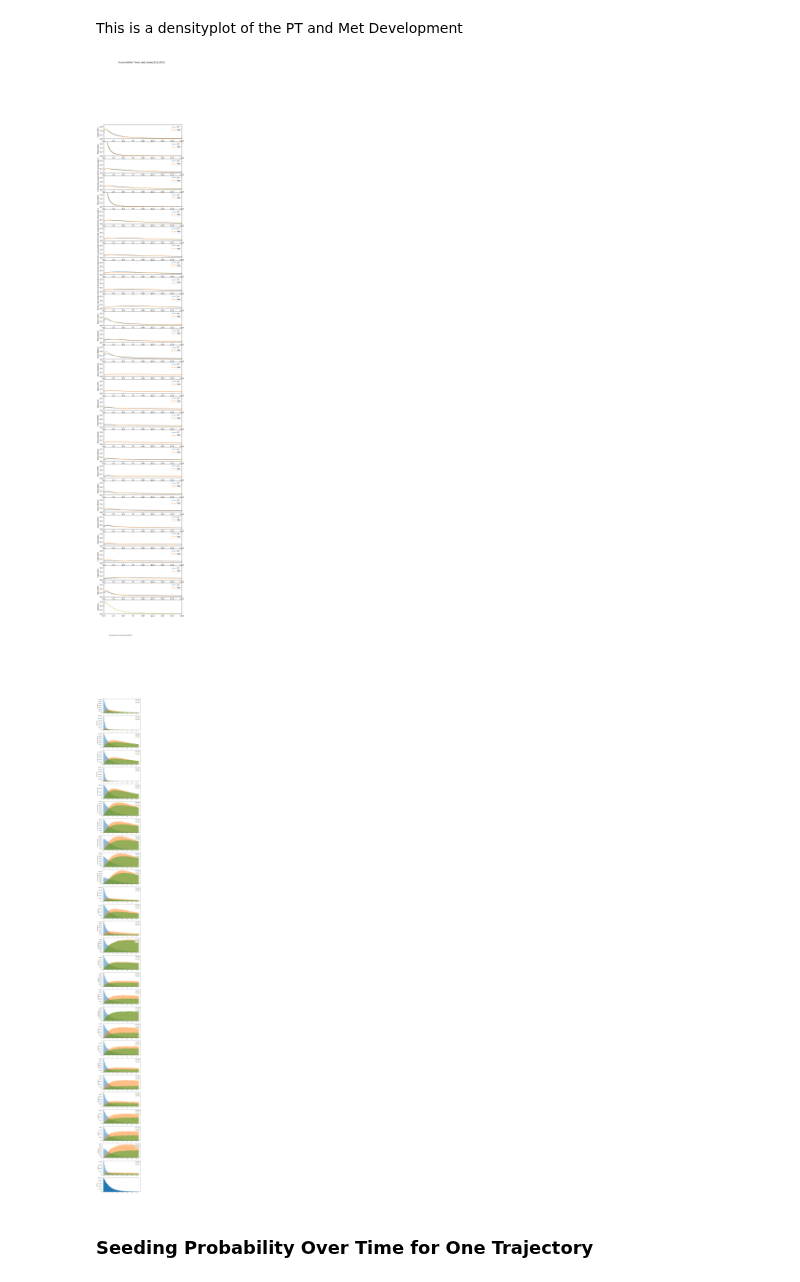
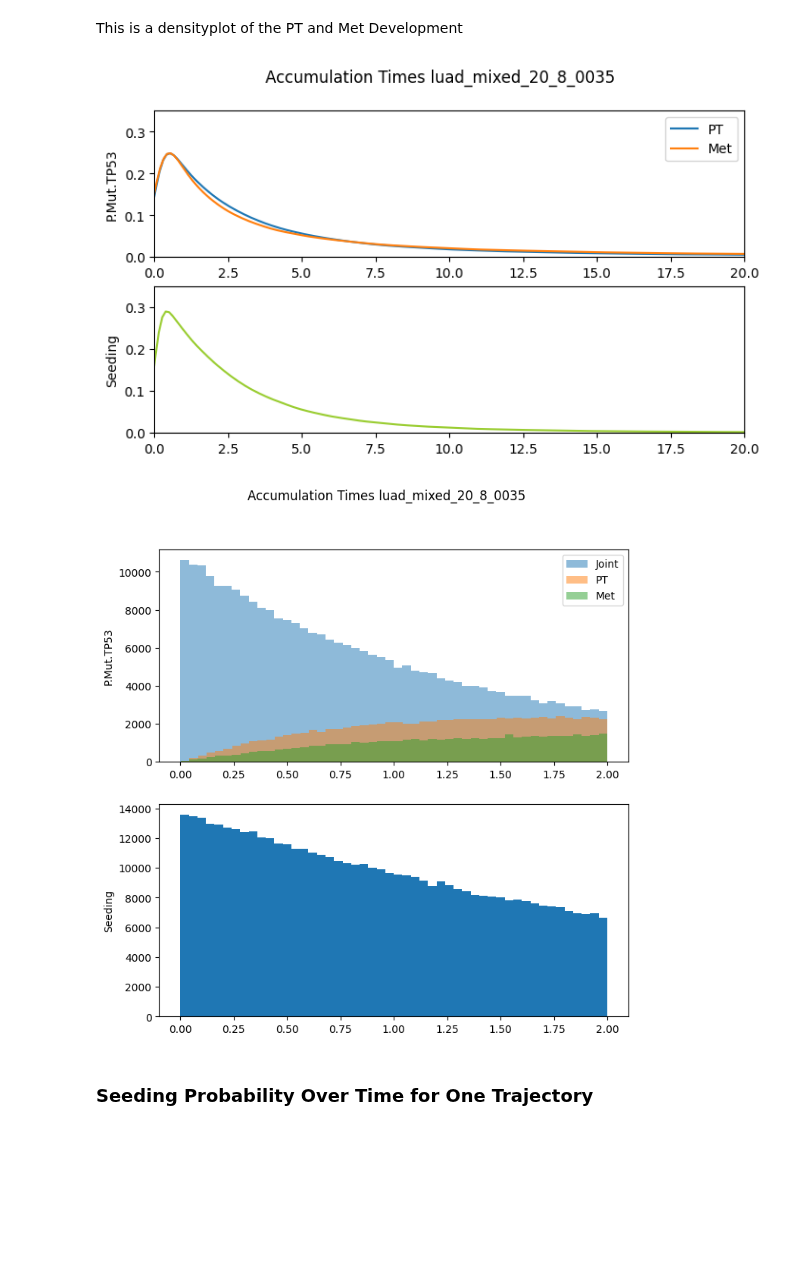
Before and after one commit to cbg-ethz/metMHN, a Jupyter notebook: analyses/simulations.ipynb, the cells around one changed output. Cells and saved outputs as stored; diff of their text form; code cells hidden in the pictures; blank space fills up the shorter version.

```diff
--- a/analyses/simulations.ipynb
+++ b/analyses/simulations.ipynb
@@ -23,36 +23,36 @@ simulated = np.load(f"../simulations/{cancer_type}/{log_theta_file}.npy")
 # %% [markdown]
 This is a densityplot of the PT and Met Development
 # %%
-k = 100
+k = 1
 k = min(k, n)
 f, a = plt.subplots(k + 1, figsize=(8, (k+1) * 1.7 + 1))
 x_lim = 20
 for i in range(k):
     a[i].set_ylim((0, 0.35))
     a[i].set_xlim((0, x_lim))
     a[i].set_ylabel(events[i])
     sns.kdeplot(
         np.array(simulated[:, 2 * i][simulated[:, 2 * i] < x_lim * 1.1]), ax=a[i], label="PT")
     sns.kdeplot(np.array(
         simulated[:, 2 * i + 1][simulated[:, 2 * i + 1] < x_lim * 1.1]), ax=a[i], label="Met")
     a[i].legend()
 a[-1].set_ylim((0, 0.35))
 a[-1].set_xlim((0, x_lim))
 a[-1].set_ylabel(events[-1])
 sns.kdeplot(np.array(simulated[:, -1][simulated[:, -1] < x_lim * 1.1]),
             ax=a[-1], color="yellowgreen")
 f.suptitle(f"Accumulation Times {log_theta_file}")
 f.savefig(
     dpi=200, fname=f"../viz/{cancer_type}/{log_theta_file}_accumulation_times.png")
 # %% [output]
-[figure, old version]
+[figure, new version]
 # %%
 means = simulated.mean(axis=0)
 # %%
-k = 100        # number of considered events
+k = 1        # number of considered events
 k = min(k, n)
 f, a = plt.subplots(k + 1, figsize=(8, (k+1) * 3.5 + 1))
-x_lim = 15
+x_lim = 2
 y_lim = 0.1
 n_bins = 100
 for i in range(k):
@@ -68,7 +68,7 @@ for i in range(k):
         # y, x = np.histogram(dat[dat < x_lim], bins=n_bins)
         # bspline = interpolate.make_interp_spline(x[:-1], y)    # interpolate
         # a[i].plot(x, bspline(x) / data.shape[0], label=label)
-        a[i].hist(dat[dat<x_lim], alpha=0.5, bins=50, label=label)
+        a[i].hist(dat[dat < x_lim], alpha=0.5, bins=50, label=label)
     a[i].set_ylabel(events[i])
     # a[i].set_ylim((0, y_lim))
     a[i].legend(loc="upper right")
@@ -79,9 +79,10 @@ a[-1].hist(simulated[:, -1][simulated[:, -1] < x_lim], bins=50, label=label)
 a[-1].set_ylabel(events[-1])
 # a[-1].set_ylim((0, y_lim))
 f.suptitle(f"Accumulation Times {log_theta_file}")
-f.savefig(dpi=400, fname=f"../viz/{cancer_type}/{log_theta_file}_accumulation_times.png")
+f.savefig(
+    dpi=400, fname=f"../viz/{cancer_type}/{log_theta_file}_accumulation_times.png")
 # %% [output]
-[figure, old version]
+[figure, new version]
 # %% [markdown]
 ### Seeding Probability Over Time for One Trajectory
 # %%
```
Also changed, not shown: parts of 5 cells of this notebook.
